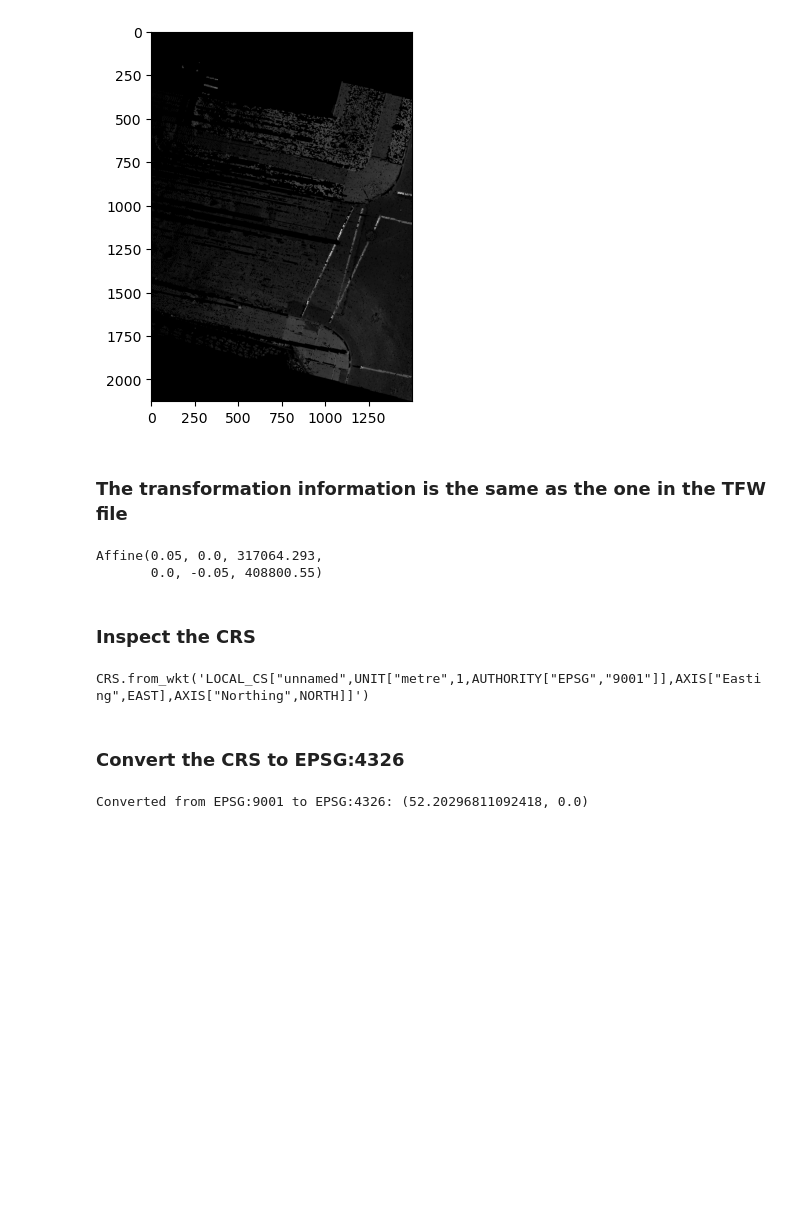
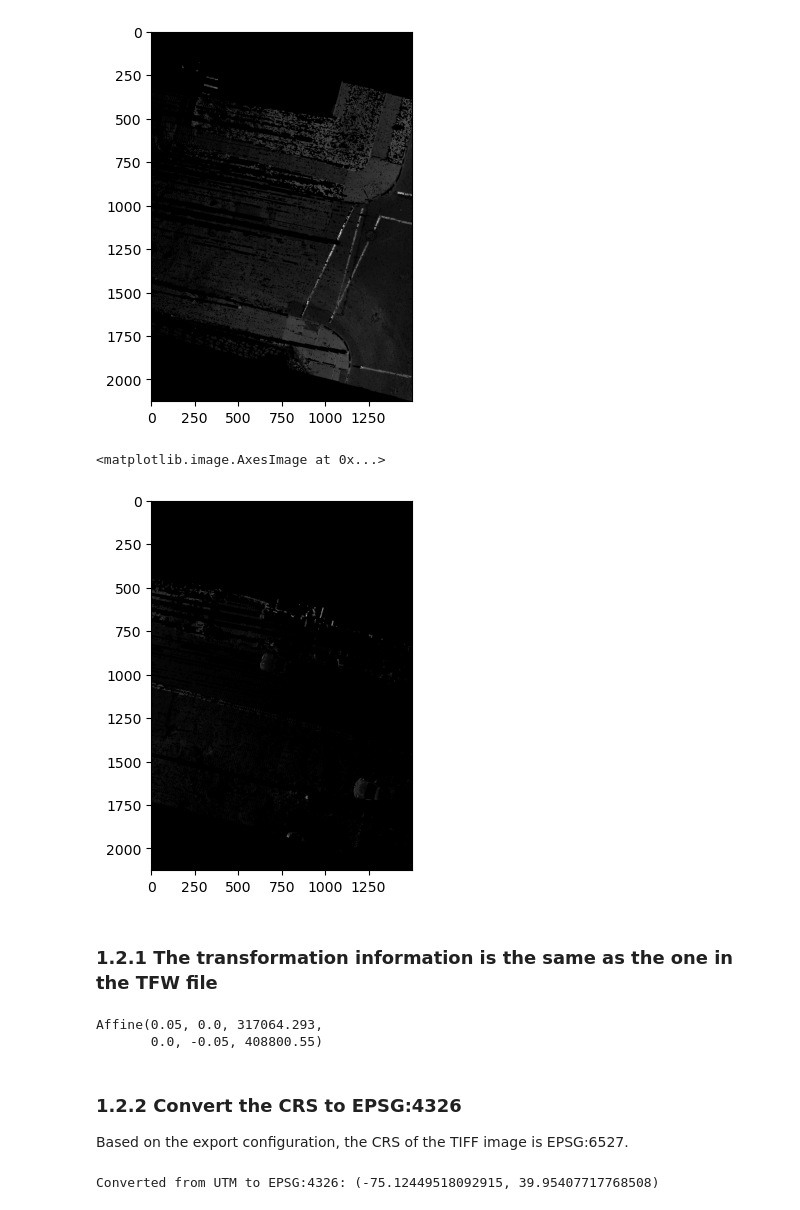
Before and after one commit to FgSurewin/rutgers_sidewalk_project, a Jupyter notebook: notebooks/inspect_tiff_images.ipynb, the cells around one changed output. Cells and saved outputs as stored; diff of their text form; code cells hidden in the pictures; blank space fills up the shorter version.

```diff
--- a/notebooks/inspect_tiff_images.ipynb
+++ b/notebooks/inspect_tiff_images.ipynb
@@ -46,38 +50,35 @@ plt.imshow(np.array(Image.open(tiff_imgs[0])))
 # %% [output]
 <matplotlib.image.AxesImage at 0x...>
 [figure]
+# %%
+plt.imshow(np.array(Image.open(tiff_imgs[2])))
+# %% [output]
+<matplotlib.image.AxesImage at 0x...>
+[figure, added]
 # %%
 sample_dataset = rasterio.open(tiff_imgs[0])
 # %% [markdown]
-### The transformation information is the same as the one in the TFW file
+### 1.2.1 The transformation information is the same as the one in the TFW file
 # %%
 sample_dataset.transform
 # %% [output]
 Affine(0.05, 0.0, 317064.293,
        0.0, -0.05, 408800.55)
-# %% [markdown]
-### Inspect the CRS
-# %%
-sample_dataset.crs
-# %% [output]
-CRS.from_wkt('LOCAL_CS["unnamed",UNIT["metre",1,AUTHORITY["EPSG","9001"]],AXIS["Easting",EAST],AXIS["Northing",NORTH]]')
 # %% [markdown]
-### Convert the CRS to EPSG:4326
+### 1.2.2 Convert the CRS to EPSG:4326
+
+Based on the export configuration, the CRS of the TIFF image is EPSG:6527.
 # %%
 # Define the source and target CRS
 crs_4326 = 'EPSG:4326'
-crs_9001 = 'EPSG:9001'
-crs_utm_nj = CRS.from_string('EPSG:26918')
+crs_nj = CRS.from_string('EPSG:6527')
 
 # Create a transformer for the conversion from target to source CRS
-transformer_9001_to_4326 = Transformer.from_crs(crs_9001, crs_4326, always_xy=True)
+transformer_nj_to_4326 = Transformer.from_crs(crs_nj, crs_4326, always_xy=True)
 
-# Create a transformer for the conversion from target to source CRS
-transformer_utm_to_4326 = Transformer.from_crs(crs_utm_nj, crs_4326, always_xy=True)
-
-# Example conversion from EPSG:9001 to EPSG:4326
-x, y =  (317064.293, 408800.55) # This is the coordinate of the upper left corner of the image
-lon, lat = transformer_9001_to_4326.transform(x, y)
-print(f'Converted from EPSG:9001 to EPSG:4326: ({lon}, {lat})')
+# Example conversion from EPSG:6527 to EPSG:4326
+x, y = (317064.293, 408800.55)  # Example UTM coordinates in New Jersey
+lon, lat = transformer_nj_to_4326.transform(x, y)
+print(f'Converted from UTM to EPSG:4326: ({lon}, {lat})')
 # %% [output]
-Converted from EPSG:9001 to EPSG:4326: (52.20296811092418, 0.0)
+Converted from UTM to EPSG:4326: (-75.12449518092915, 39.95407717768508)
```
Also changed, not shown: parts of 16 cells of this notebook.
